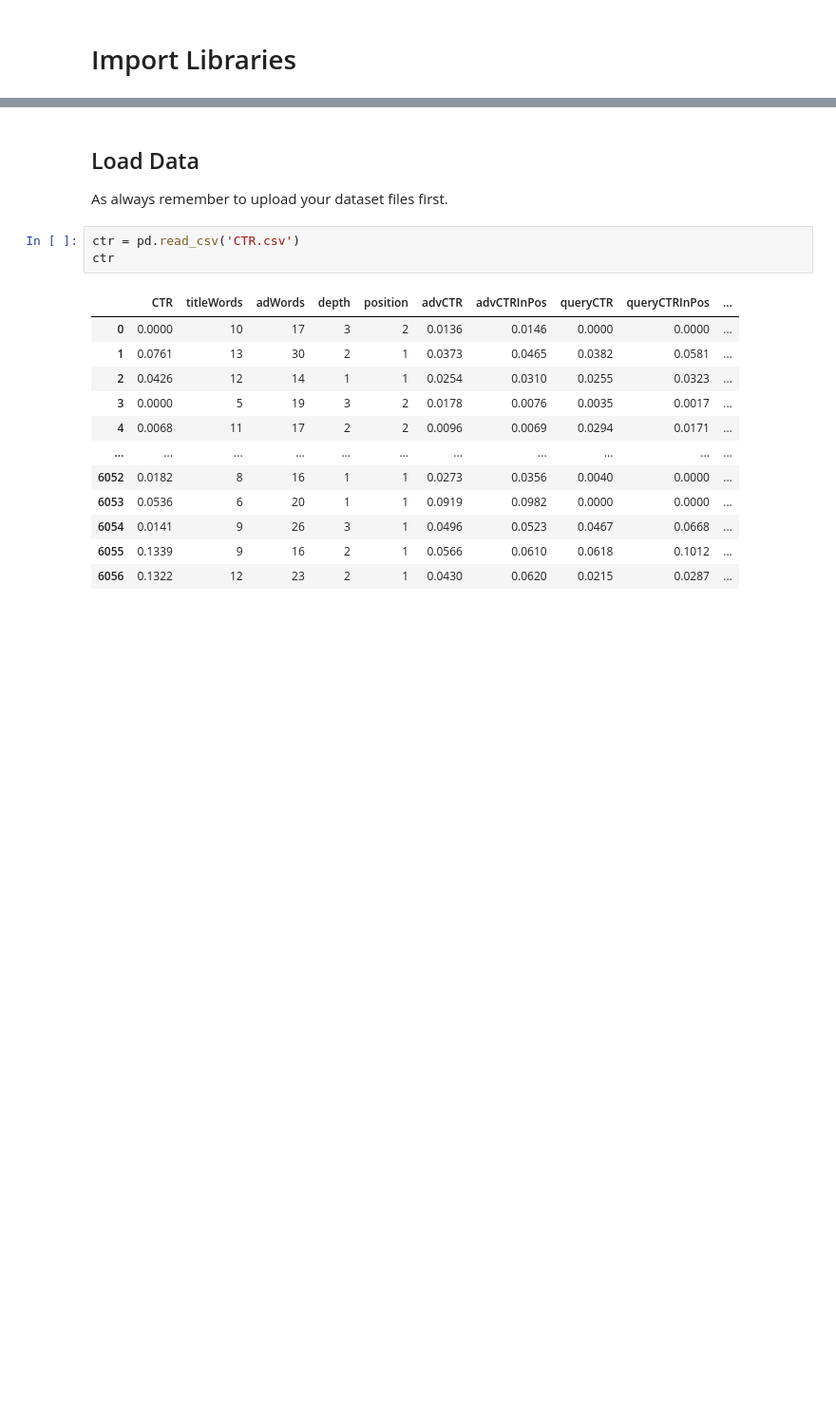
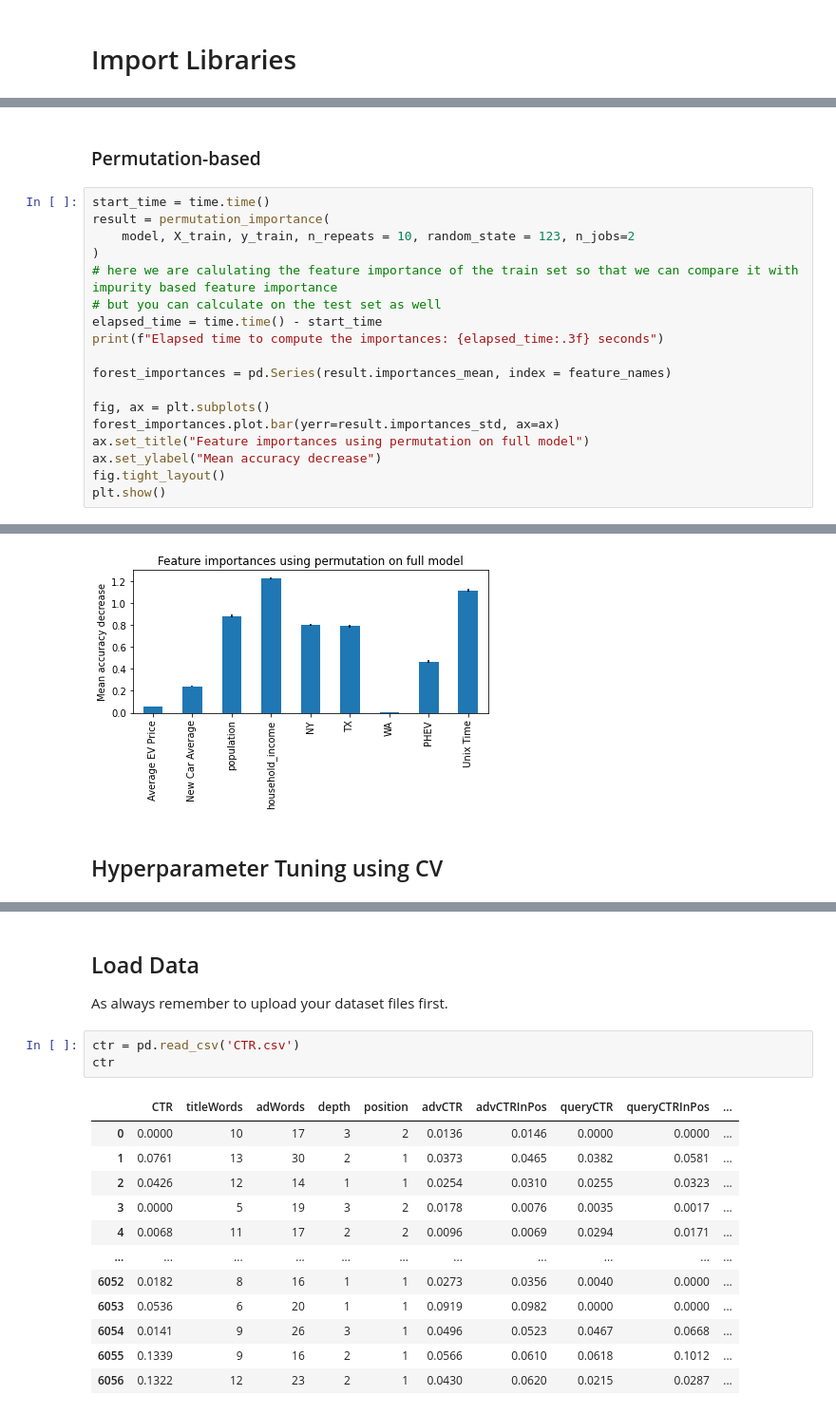
Before and after one commit to shakesy94/ev_adoption_ml, a Jupyter notebook: Random_Forest.ipynb, the cells around one changed output, grey strips where cells are left out. Shown at 95% size. Saved outputs shown, nothing was run; the diff lists cells and outputs as text; blank space fills up the shorter version.

```diff
--- a/Random_Forest.ipynb
+++ b/Random_Forest.ipynb
@@ -21,0 +96,21 @@ Using the CTR (click-through rate) dataset, we are going to predict CTR on 6,057
+# %% [markdown]
+### Permutation-based
+# %%
+start_time = time.time()
+result = permutation_importance(
+    model, X_train, y_train, n_repeats = 10, random_state = 123, n_jobs=2
+)
+# here we are calulating the feature importance of the train set so that we can compare it with impurity based feature importance
+# but you can calculate on the test set as well
+elapsed_time = time.time() - start_time
+print(f"Elapsed time to compute the importances: {elapsed_time:.3f} seconds")
+
+forest_importances = pd.Series(result.importances_mean, index = feature_names)
+
+fig, ax = plt.subplots()
+forest_importances.plot.bar(yerr=result.importances_std, ax=ax)
+ax.set_title("Feature importances using permutation on full model")
+ax.set_ylabel("Mean accuracy decrease")
+fig.tight_layout()
+plt.show()
+# %% [output]
@@ -21,0 +118,3 @@ Using the CTR (click-through rate) dataset, we are going to predict CTR on 6,057
+[figure, added]
+# %% [markdown]
+## Hyperparameter Tuning using CV
```
Also changed, not shown: parts of 22 cells of this notebook.
